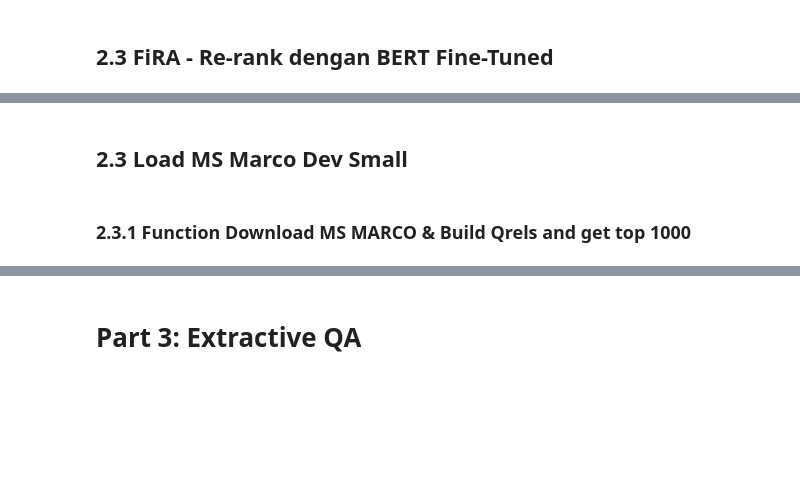
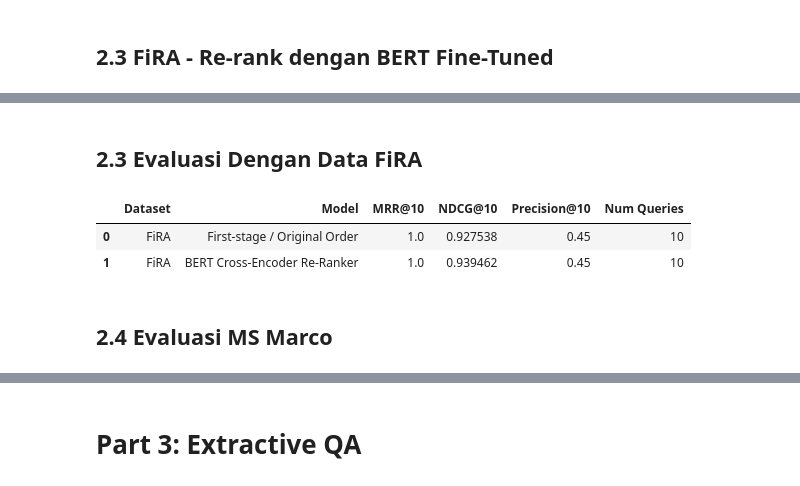
Before and after one commit to teranixbq/IR-BERT-Transformer, a Jupyter notebook: notebooks/Neural_IR_Exercise.ipynb, the cells around one changed output, grey strips where cells are left out. Saved outputs shown, nothing was run; the diff lists cells and outputs as text; code cells hidden in the pictures; blank space fills up the shorter version.

Commit message:
edit ms marco

```diff
--- a/notebooks/Neural_IR_Exercise.ipynb
+++ b/notebooks/Neural_IR_Exercise.ipynb
@@ -815,2 +827,44 @@ FiRA BERT Cross-Encoder Results:
+# %% [markdown]
+## 2.3 Evaluasi Dengan Data FiRA
+# %%
+fira_baseline_results = evaluate_existing_order(
+    candidate_df=df_tuples,
+    qrels_df=qrels,
+    k=10
+)
+
+fira_reranker_results = evaluate_reranker(
+    reranker=reranker,
+    candidate_df=df_tuples,
+    qrels_df=qrels,
+    k=10,
+    batch_size=8,
+    max_queries=None
+)
+
+fira_comparison_df = pd.DataFrame([
+    {
+        "Dataset": "FiRA",
+        "Model": "First-stage / Original Order",
+        "MRR@10": fira_baseline_results["MRR@10"],
+        "NDCG@10": fira_baseline_results["NDCG@10"],
+        "Precision@10": fira_baseline_results["Precision@10"],
+        "Num Queries": fira_baseline_results["num_queries"]
+    },
+    {
+        "Dataset": "FiRA",
+        "Model": "BERT Cross-Encoder Re-Ranker",
+        "MRR@10": fira_reranker_results["MRR@10"],
+        "NDCG@10": fira_reranker_results["NDCG@10"],
+        "Precision@10": fira_reranker_results["Precision@10"],
+        "Num Queries": fira_reranker_results["num_queries"]
+    }
+])
+
+display(fira_comparison_df)
+# %% [output]
+|  | Dataset | Model | MRR@10 | NDCG@10 | Precision@10 | Num Queries |
+| 0 | FiRA | First-stage / Original Order | 1.0 | 0.927538 | 0.45 | 10 |
+| 1 | FiRA | BERT Cross-Encoder Re-Ranker | 1.0 | 0.939462 | 0.45 | 10 |
 # %% [markdown]
-## 2.3 Load MS Marco Dev Small
+## 2.4 Evaluasi MS Marco
@@ -828,2 +870,0 @@ DATASET_NAME = "msmarco-passage/dev"
-# %% [markdown]
-### 2.3.1 Function Download MS MARCO & Build Qrels and get top 1000
```
Also changed, not shown: parts of 24 cells of this notebook.
